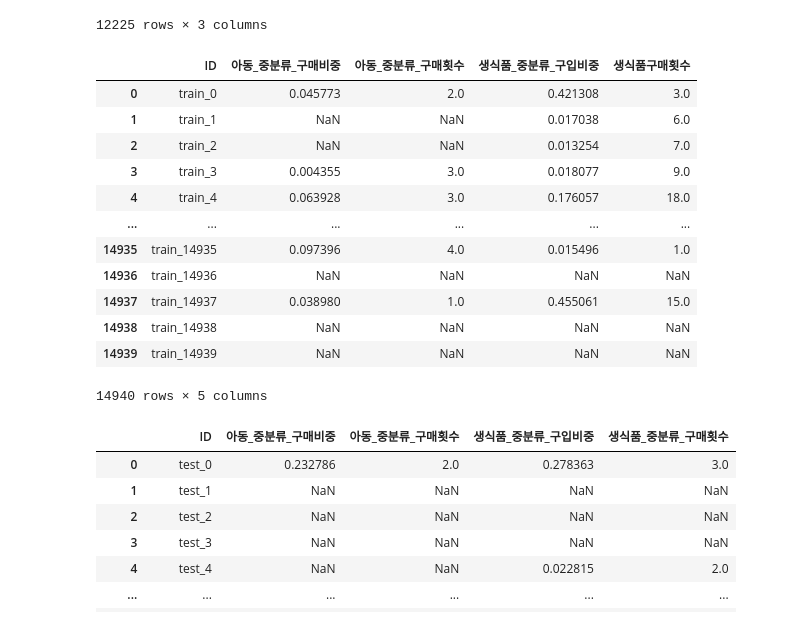
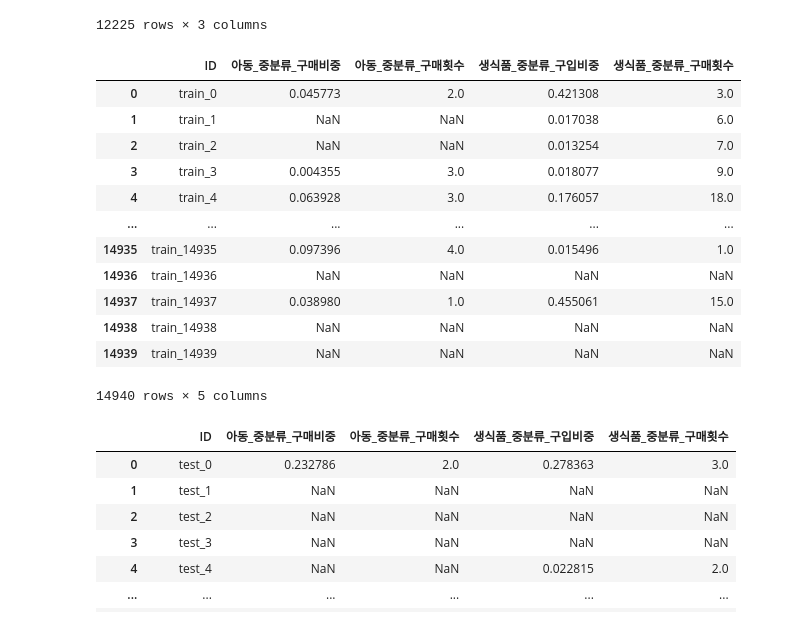
Before and after one commit to hyseol/FINAL_6-, a Jupyter notebook: 특성추출_베이스라인코드_1101천대원.ipynb, the cells around one changed output. Cells and saved outputs as stored; diff of their text form; code cells hidden in the pictures.

```diff
--- a/특성추출_베이스라인코드_1101천대원.ipynb
+++ b/특성추출_베이스라인코드_1101천대원.ipynb
@@ -181,28 +262,28 @@ test_ft
 # %%
 # 생식품 관련 중분류의 구매금액 합계
 fresh_food_semi_categories = train_tr[train_tr['중분류'].isin(grocery_lst)]
 for_fresh_food = fresh_food_semi_categories.groupby("ID")["구매가격"].sum().reset_index()
 for_fresh_food.rename(columns={"구매가격": "생식품관련_구매금액"}, inplace=True)
 
 # 생식품 관련 중분류의 구매횟수
 purchase_count = fresh_food_semi_categories.groupby("ID")["구매가격"].count().reset_index()
-purchase_count.rename(columns={"구매가격": "생식품구매횟수"}, inplace=True)
+purchase_count.rename(columns={"구매가격": "생식품_중분류_구매횟수"}, inplace=True)
 
 # 전체 구매금액 합계
 total = train_tr.groupby("ID")["구매가격"].sum().reset_index()
 total.rename(columns={"구매가격": "전체_구매금액"}, inplace=True)
 
 # 생식품 관련 구매금액을 전체 구매금액으로 나눠 생식품 구입 비중
 tmp = pd.merge(for_fresh_food, total, on="ID", how="left")
 tmp["생식품_중분류_구입비중"] = tmp["생식품관련_구매금액"] / tmp["전체_구매금액"]
 
 # tmp = 생식품 구매비중, 구매횟수
 tmp = pd.merge(tmp, purchase_count, on="ID", how="left")
 
-train_ft = pd.merge(train_ft, tmp[["ID", "생식품_중분류_구입비중", "생식품구매횟수"]], on="ID", how="left")
+train_ft = pd.merge(train_ft, tmp[["ID", "생식품_중분류_구입비중", "생식품_중분류_구매횟수"]], on="ID", how="left")
 train_ft
 # %% [output]
-|  | ID | 아동_중분류_구매비중 | 아동_중분류_구매횟수 | 생식품_중분류_구입비중 | 생식품구매횟수 |
+|  | ID | 아동_중분류_구매비중 | 아동_중분류_구매횟수 | 생식품_중분류_구입비중 | 생식품_중분류_구매횟수 |
 | 0 | train_0 | 0.045773 | 2.0 | 0.421308 | 3.0 |
 | 1 | train_1 | NaN | NaN | 0.017038 | 6.0 |
 | 2 | train_2 | NaN | NaN | 0.013254 | 7.0 |
```
Also changed, not shown: parts of 4 cells of this notebook.
